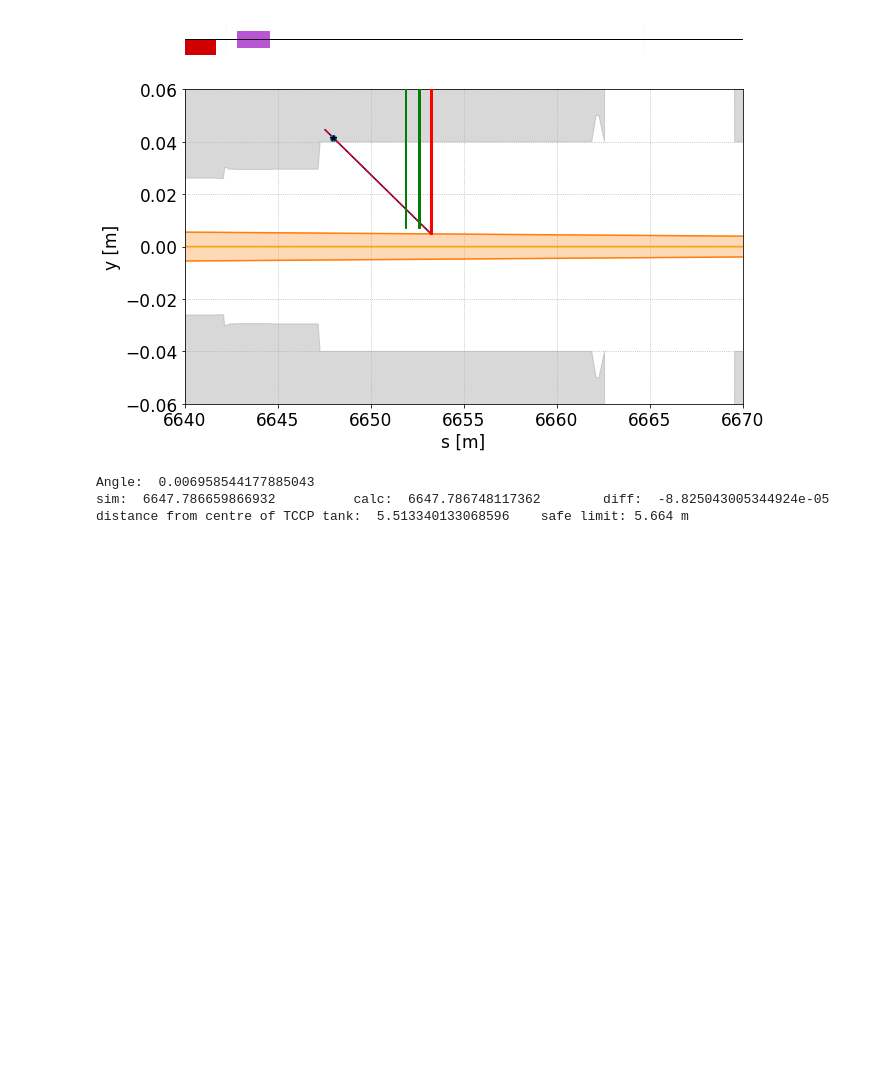
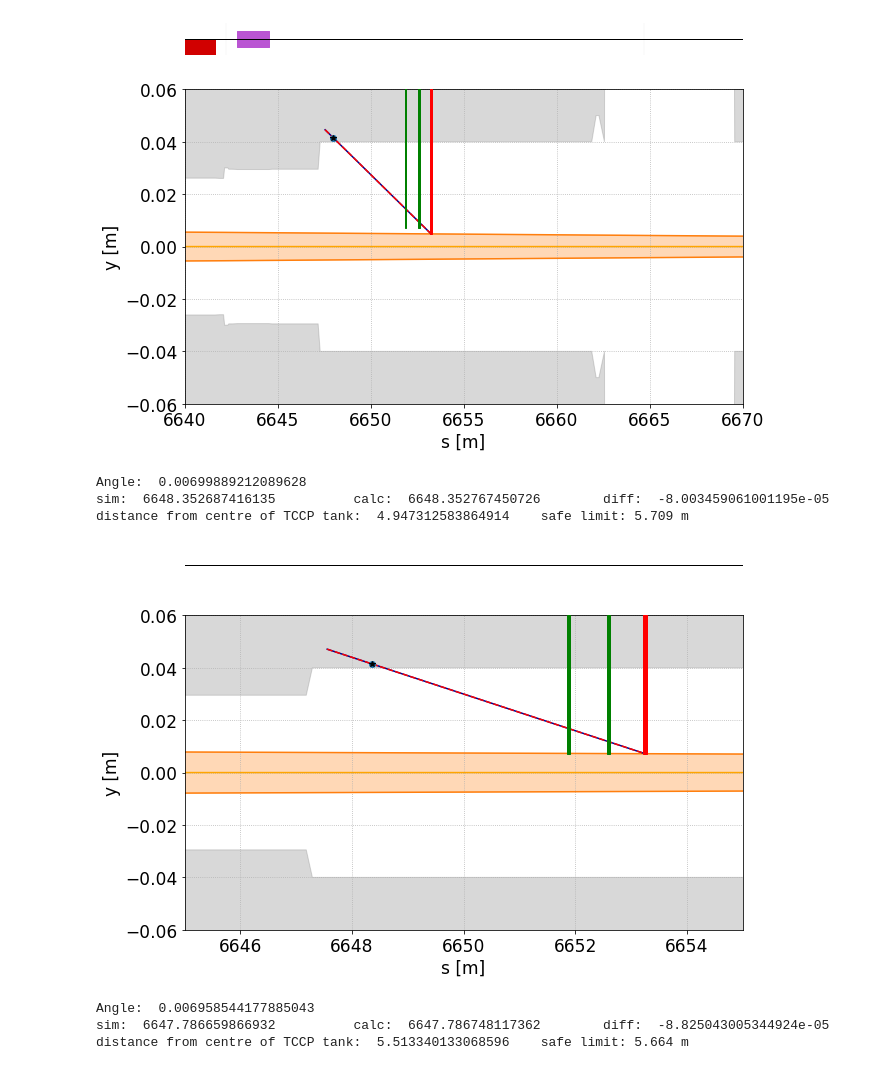
Before and after one commit to chiaramaccani/two_cryst_sim, a Jupyter notebook: BLMs/BLM_study.ipynb, the cells around one changed output. Cells and saved outputs as stored; diff of their text form; code cells hidden in the pictures; blank space fills up the shorter version.

Commit message:
tccp lin scan bad news

```diff
--- a/BLMs/BLM_study.ipynb
+++ b/BLMs/BLM_study.ipynb
@@ -144,10 +144,10 @@ def extract_channelled(df):
 
 
 
-line_aper =  xt.Line.from_json("./input_files/2023_Run3_flat_top/flat_top_b2.json")
+line_aper =  xt.Line.from_json("../input_files/2023_Run3_flat_top/flat_top_b2.json")
 df_apertures = xcp.load_apertures(line_aper)
 df_apertures = change_coordinates_to_b1(df_apertures)
-layout_file = "./input_files/2023_Run3_flat_top/layout_flat_top_b2.tfs"
+layout_file = "../input_files/2023_Run3_flat_top/layout_flat_top_b2.tfs"
 layout_data_object = pymadx.Data.Tfs(layout_file)
 # %% [output]
 Done loading line from dict.
@@ -172,7 +172,7 @@ def get_position(coord, bending_ang = TCCP_bending_angle, length = TCCP_length,
     x = y*np.tan(np.pi/2 - (coord[1] + bending_ang))
     return (6653.0468 + 207.5e-3)  - x
 # %%
-def get_blm_position_TCCP(energy, n_env, y_aper = 0.040 + 0.0015, plot = True, tw = tw, line = line, save = False):
+def get_blm_position_TCCP(energy, n_env, y_aper = 0.040 + 0.0015, plot = True, tw = tw, line = line, save = False, start = 6640 , stop = 6670):
 
     mp = 0.9382e9
     emittance_n = 3.5e-6
@@ -201,7 +201,6 @@ def get_blm_position_TCCP(energy, n_env, y_aper = 0.040 + 0.0015, plot = True, t
 
 
     if plot:
-        start, stop = 6640 , 6670
         fig, ax_BLM = plt.subplots(2, 1, gridspec_kw={'height_ratios': [0.1, 1]}, sharex=True, figsize=(10,7))
         pymadx.Plot._SetMachineAxesStyle(ax_BLM[0])
         pymadx.Plot._DrawMachineLattice(ax_BLM[0], layout_data_object)
@@ -232,7 +231,7 @@ def get_blm_position_TCCP(energy, n_env, y_aper = 0.040 + 0.0015, plot = True, t
         ax_BLM[1].plot(get_position(CRY_kick(n_env, energy, TCCP_name+'_exit' , tw)), y_aper, color='k', marker='*')
 
         if save:
-            plt.savefig('./Plots/BLMs_TCCP_{}sig_{}GeV.png'.format(n_env, round(energy/1e9)), dpi=300)
+            plt.savefig('../Plots/BLMs_TCCP_{}sig_{}GeV.png'.format(n_env, round(energy/1e9)), dpi=300)
 
     print('sim: ', s_aper, '\t calc: ', get_position(CRY_kick(n_env, energy, TCCP_name+'_exit' , tw)), '\t diff: ', s_aper - get_position(CRY_kick(n_env, energy, TCCP_name+'_exit' , tw)))
     print('distance from centre of TCCP tank: ', 6653.3 - s_aper, '\t safe limit: 5.709 m' )
@@ -272,6 +271,13 @@ Angle:  0.00697335033194393
 sim:  6647.995131155031          calc:  6647.995216402249        diff:  -8.524721761205001e-05
 distance from centre of TCCP tank:  5.304868844968951    safe limit: 5.709 m
 [figure]
+# %%
+tevinj_5 = get_blm_position_TCCP(450e9, 5, save=True, start=6645, stop=6655)
+# %% [output]
+Angle:  0.00699889212089628
+sim:  6648.352687416135          calc:  6648.352767450726        diff:  -8.003459061001195e-05
+distance from centre of TCCP tank:  4.947312583864914    safe limit: 5.709 m
+[figure, added]
 # %%
 tev5_8 = get_blm_position_TCCP(5000e9, 8, save=True)
 # %% [output]
```
Also changed, not shown: parts of 2 cells of this notebook, 6 other files.
